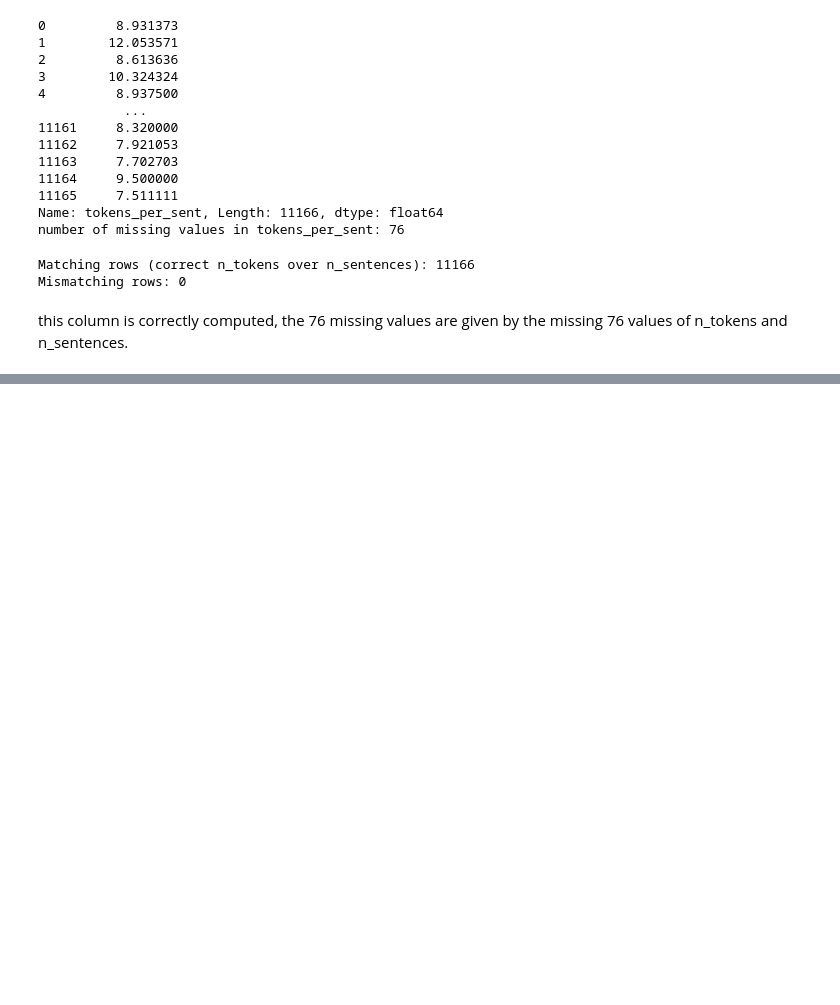
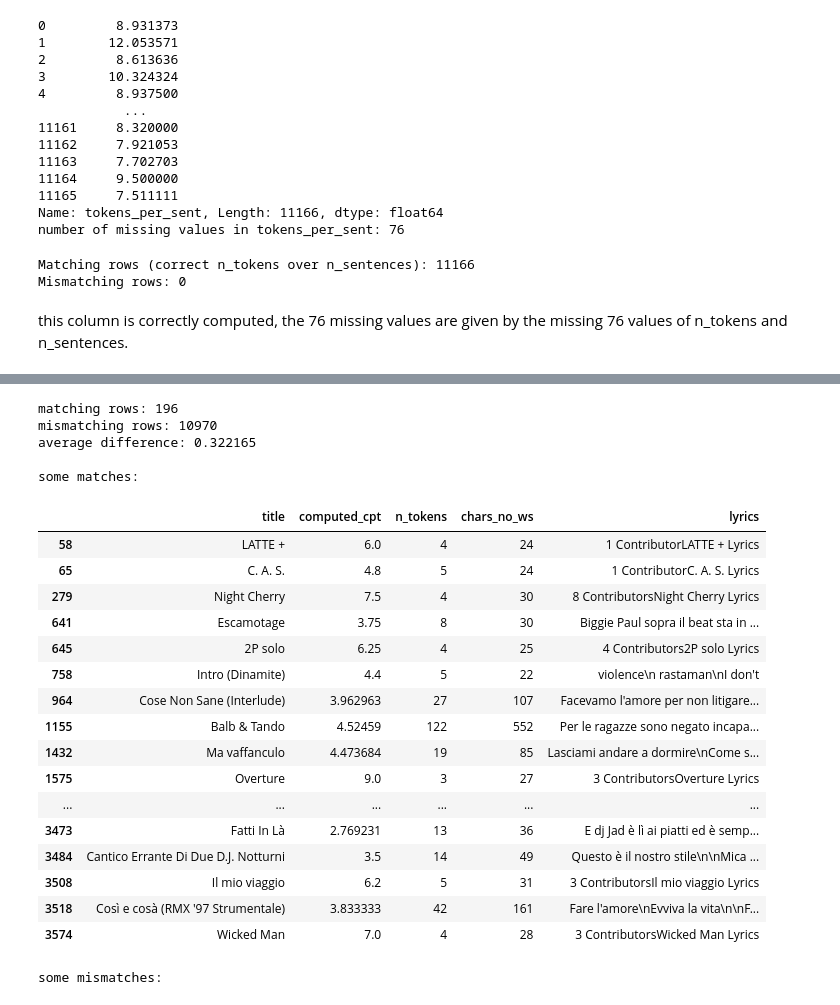
Before and after one commit to jaanisfehling/italian-rap-songs, a Jupyter notebook: data_understanding/tracks_analysis.ipynb, the cells around one changed output, grey strips where cells are left out. Saved outputs shown, nothing was run; the diff lists cells and outputs as text; code cells hidden in the pictures; blank space fills up the shorter version.

Commit message:
char_per_tok analysis

```diff
--- a/data_understanding/tracks_analysis.ipynb
+++ b/data_understanding/tracks_analysis.ipynb
@@ -1347,0 +1359,73 @@ this column is correctly computed, the 76 missing values are given by the missin
+# %%
+def count_chars_no_whitespace(lyrics): #count characters excluding all whitespace
+    if pd.isna(lyrics):
+        return 0
+    return len(re.sub(r'\s', '', lyrics))
+
+total_chars_no_whitespace = df['lyrics'].apply(count_chars_no_whitespace)
+
+n_tokens_safe = df['n_tokens'].replace(0, np.nan)
+
+expected_cpt = total_chars_no_whitespace / n_tokens_safe
+
+tolerance = 1e-6
+matches = (abs(df['char_per_tok'] - expected_cpt) <= tolerance) | \
+          (df['char_per_tok'].isna() & expected_cpt.isna())
+
+num_matches = matches.sum()
+num_mismatches = len(df) - num_matches
+
+print(f"matching rows: {num_matches}")
+print(f"mismatching rows: {num_mismatches}")
+print(f"average difference: {(df['char_per_tok'] - expected_cpt).abs().mean():.6f}\n")
+
+if num_matches > 0:
+    print("some matches:")
+
+    matching_df = df[matches].copy()
+    matching_display = pd.DataFrame({
+        'title': matching_df['title'],
+        'computed_cpt': expected_cpt[matching_df.index],
+        'n_tokens': matching_df['n_tokens'],
+        'chars_no_ws': total_chars_no_whitespace[matching_df.index],
+        'lyrics': matching_df['lyrics'],
+    })
+
+    display(matching_display.head(20))
+
+if num_mismatches > 0:
+    print("some mismatches:")
+
+    mismatches_df = df[~matches].copy()
+    mismatches_display = pd.DataFrame({
+        'title': mismatches_df['title'],
+        'stored_cpt': mismatches_df['char_per_tok'],
+        'computed_cpt': expected_cpt[mismatches_df.index],
+        'diff': (mismatches_df['char_per_tok'] - expected_cpt[mismatches_df.index]).abs()
+    })
+
+    display(mismatches_display.head(10))
+# %% [output]
+matching rows: 196
+mismatching rows: 10970
+average difference: 0.322165
+
+some matches:
+|  | title | computed_cpt | n_tokens | chars_no_ws | lyrics |
+| 58 | LATTE + | 6.0 | 4 | 24 | 1 ContributorLATTE + Lyrics |
+| 65 | C. A. S. | 4.8 | 5 | 24 | 1 ContributorC. A. S. Lyrics |
+| 279 | Night Cherry | 7.5 | 4 | 30 | 8 ContributorsNight Cherry Lyrics |
+| 641 | Escamotage | 3.75 | 8 | 30 | Biggie Paul sopra il beat sta in ... |
+| 645 | 2P solo | 6.25 | 4 | 25 | 4 Contributors2P solo Lyrics |
+| 758 | Intro (Dinamite) | 4.4 | 5 | 22 | violence\n rastaman\nI don't |
+| 964 | Cose Non Sane (Interlude) | 3.962963 | 27 | 107 | Facevamo l'amore per non litigare... |
+| 1155 | Balb & Tando | 4.52459 | 122 | 552 | Per le ragazze sono negato incapa... |
+| 1432 | Ma vaffanculo | 4.473684 | 19 | 85 | Lasciami andare a dormire\nCome s... |
+| 1575 | Overture | 9.0 | 3 | 27 | 3 ContributorsOverture Lyrics |
+| ... | ... | ... | ... | ... | ... |
+| 3473 | Fatti In Là | 2.769231 | 13 | 36 | E dj Jad è lì ai piatti ed è semp... |
+| 3484 | Cantico Errante Di Due D.J. Notturni | 3.5 | 14 | 49 | Questo è il nostro stile\n\nMica ... |
+| 3508 | Il mio viaggio | 6.2 | 5 | 31 | 3 ContributorsIl mio viaggio Lyrics |
+| 3518 | Così e cosà (RMX '97 Strumentale) | 3.833333 | 42 | 161 | Fare l'amore\nEvviva la vita\n\nF... |
+| 3574 | Wicked Man | 7.0 | 4 | 28 | 3 ContributorsWicked Man Lyrics |
+some mismatches:
```
Also changed, not shown: parts of 6 cells of this notebook.
